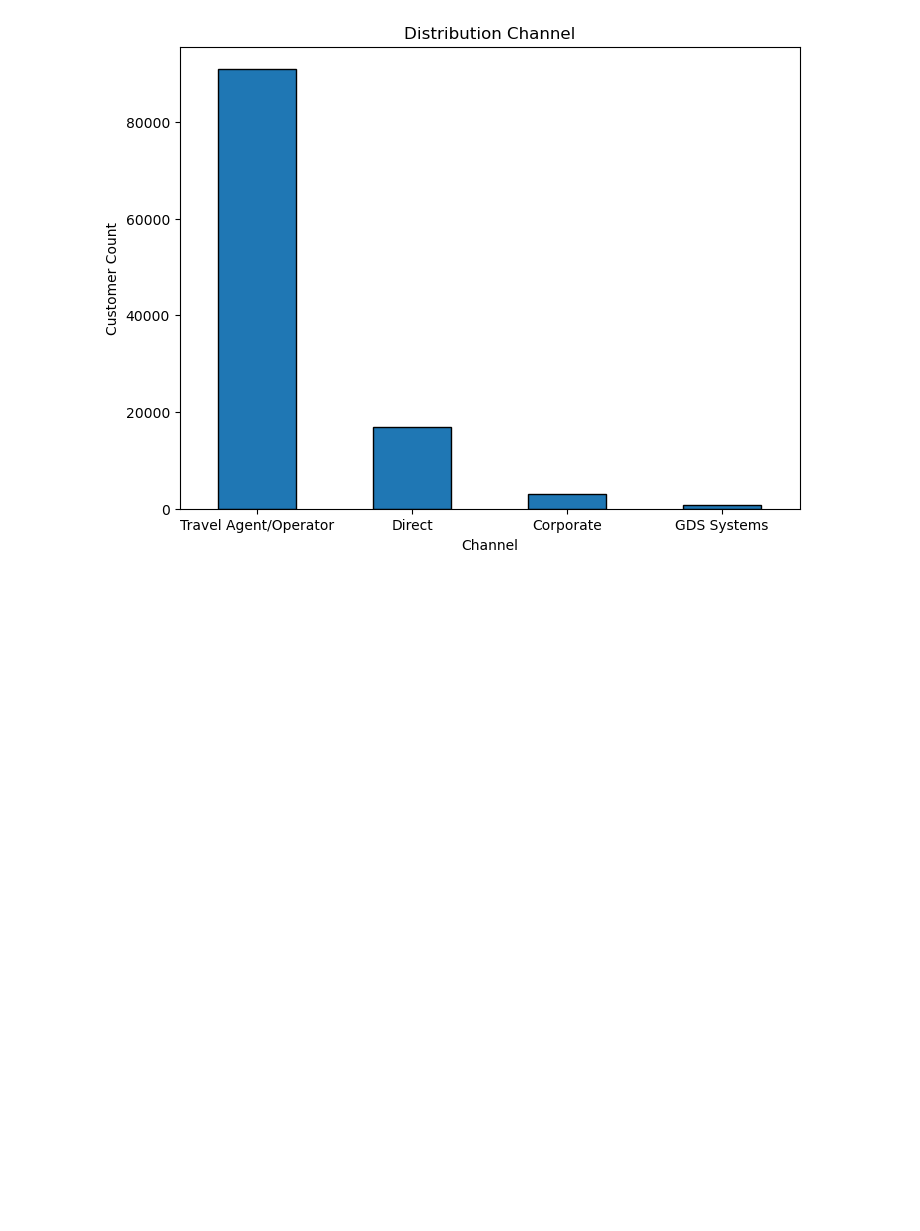
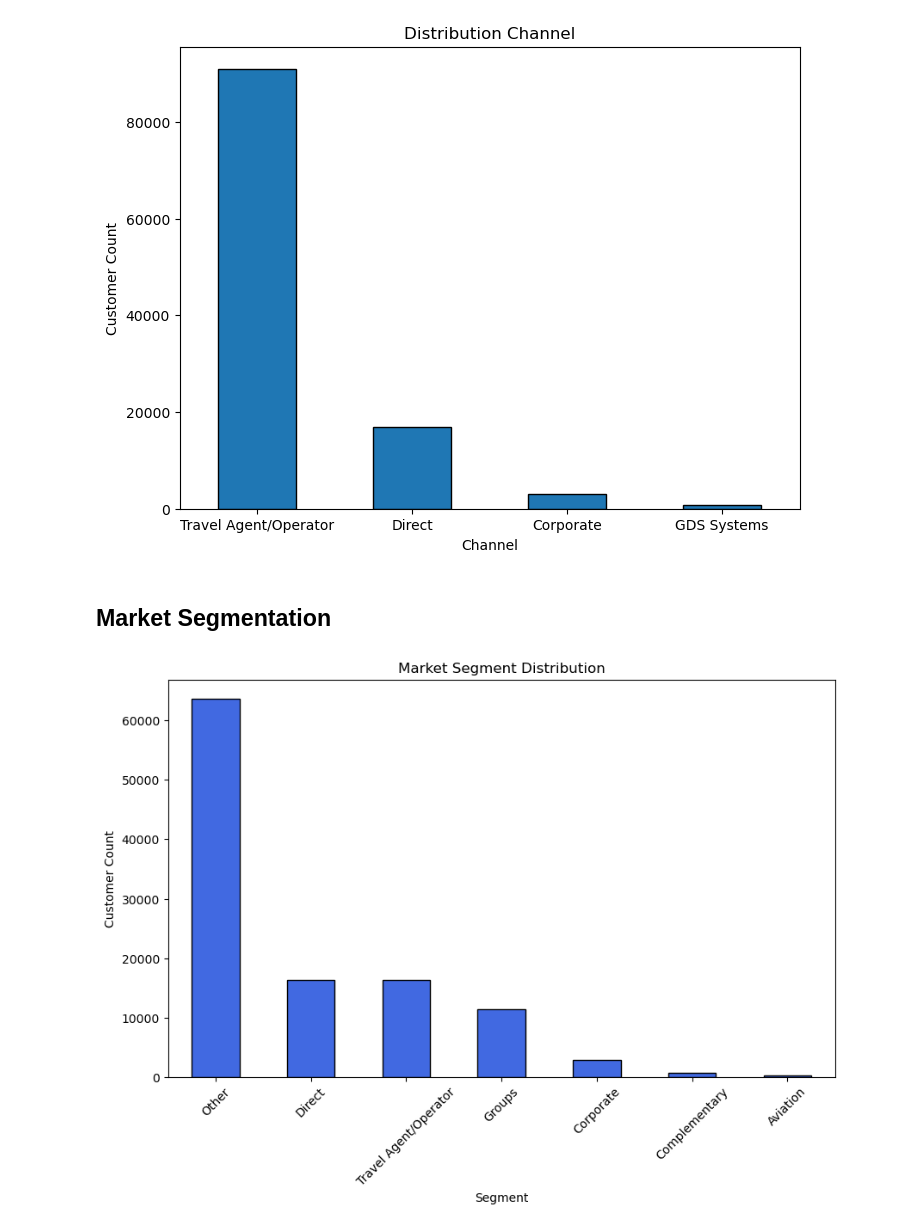
Before and after one commit to RubenCMarques/Hotel-Customer-Segmentation, a Jupyter notebook: Notebooks/Main_notebook.ipynb, the cells around one changed output. Drawn from its saved outputs; the diff is of its cells as text; code cells hidden in the pictures; blank space fills up the shorter version.

```diff
--- a/Notebooks/Main_notebook.ipynb
+++ b/Notebooks/Main_notebook.ipynb
@@ -564,0 +563,12 @@ plt.show()
+# %% [markdown]
+## Market Segmentation
+# %%
+plt.figure(figsize=(10,6))
+data_cat['MarketSegment'].value_counts().plot(kind='bar', color='royalblue', edgecolor='black')
+plt.title('Market Segment Distribution')
+plt.xlabel('Segment')
+plt.ylabel('Customer Count')
+plt.xticks(rotation=45)  # Rotate text by 45 degrees
+plt.show()
+# %% [output]
+[figure, added]
```
Also changed, not shown: parts of 17 cells of this notebook.
